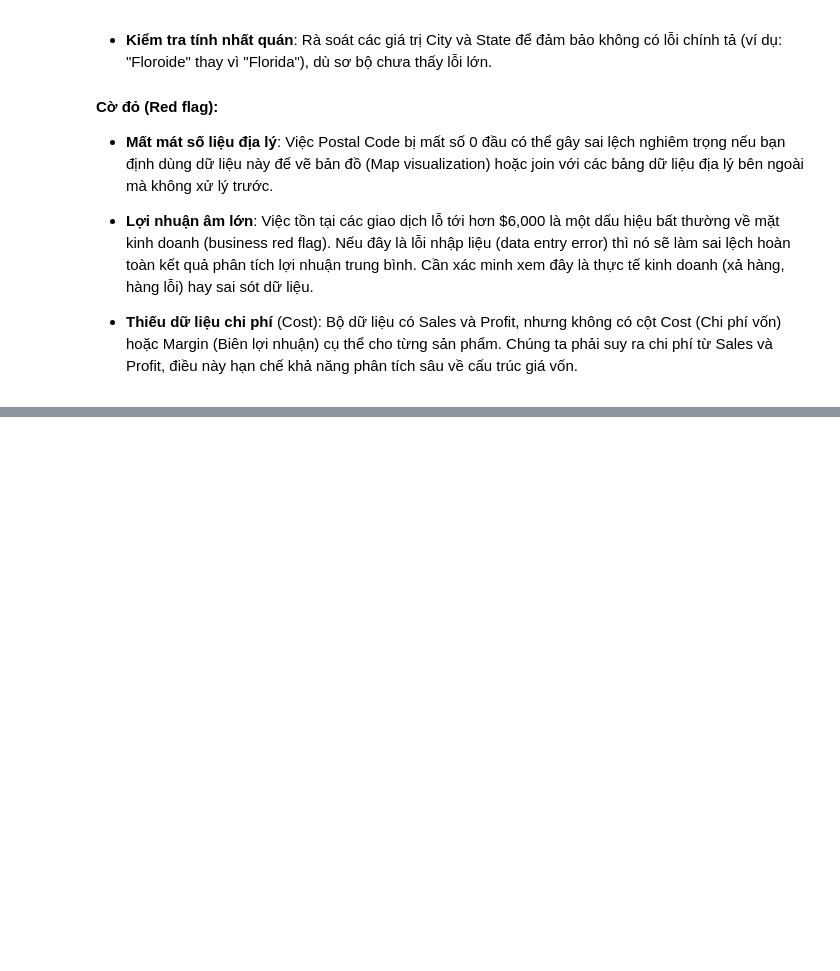
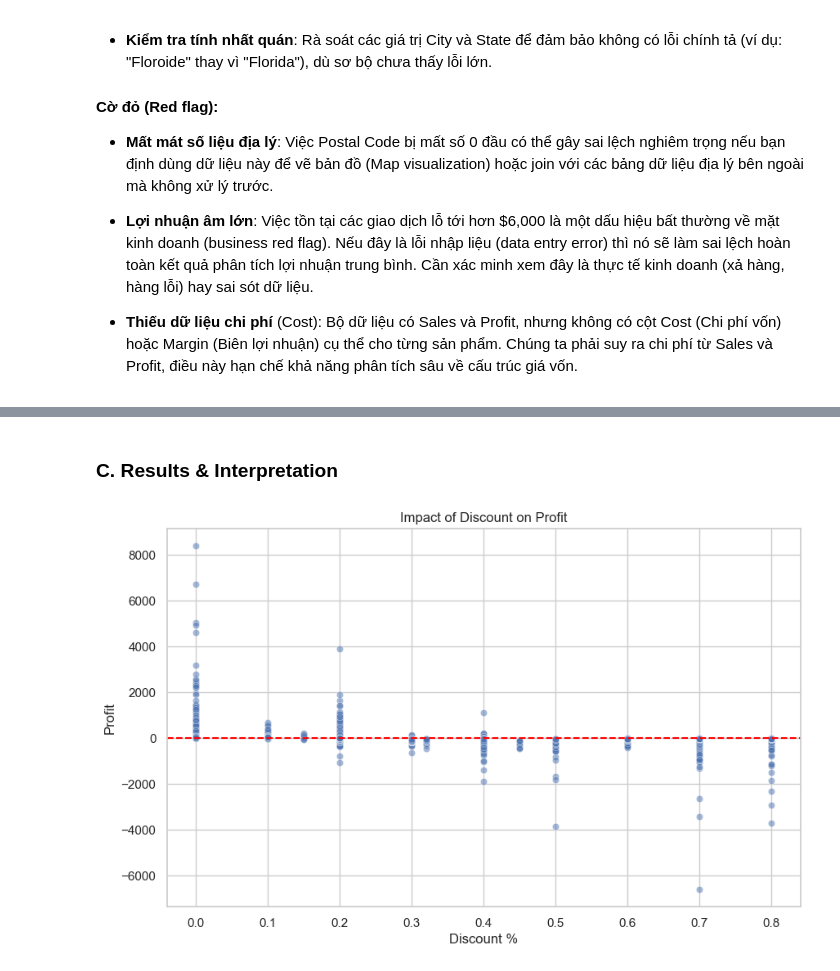
Before and after one commit to TThanhc/Superstore_Sales_Analysis, a Jupyter notebook: Data_CEPA.ipynb, the cells around one changed output, grey strips where cells are left out. Cells and saved outputs as stored; diff of their text form; code cells hidden in the pictures; blank space fills up the shorter version.

```diff
--- a/Data_CEPA.ipynb
+++ b/Data_CEPA.ipynb
@@ -2236,0 +2260,24 @@ plt.show()
+# %%
+# Convert dates
+data['Order Date'] = pd.to_datetime(data['Order Date'])
+data['Ship Date'] = pd.to_datetime(data['Ship Date'])
+
+# Feature Engineering: Time to Ship
+data['Shipping_Days'] = (data['Ship Date'] - data['Order Date']).dt.days
+
+# Select relevant columns for prediction
+# We exclude IDs and high-cardinality names for a generalizable model
+cols_to_keep = [
+    'Ship Mode', 'Segment', 'Region', 'Category', 'Sub-Category',
+    'Sales', 'Quantity', 'Discount', 'Shipping_Days', 'Profit'
+]
+model_data = data[cols_to_keep].copy()
+
+# Handle Categorical Variables (One-Hot Encoding)
+categorical_cols = ['Ship Mode', 'Segment', 'Region', 'Category', 'Sub-Category']
+model_data = pd.get_dummies(model_data, columns=categorical_cols, drop_first=True)
+
+# Split Data
+X = model_data.drop('Profit', axis=1)
+y = model_data['Profit']
+X_train, X_test, y_train, y_test = train_test_split(X, y, test_size=0.2, random_state=42)
@@ -2236,0 +2341,13 @@ plt.show()
+# %% [markdown]
+### C. Results & Interpretation
+# %%
+# Plot 1: Discount vs Profit (Raw Data Insight)
+plt.figure(figsize=(10, 6))
+sns.scatterplot(data=data, x='Discount', y='Profit', alpha=0.5)
+plt.axhline(0, color='red', linestyle='--')
+plt.title('Impact of Discount on Profit')
+plt.xlabel('Discount %')
+plt.ylabel('Profit')
+plt.savefig('discount_profit_scatter.png')
+# %% [output]
+[figure, added]
```
Also changed, not shown: parts of 12 cells of this notebook.
